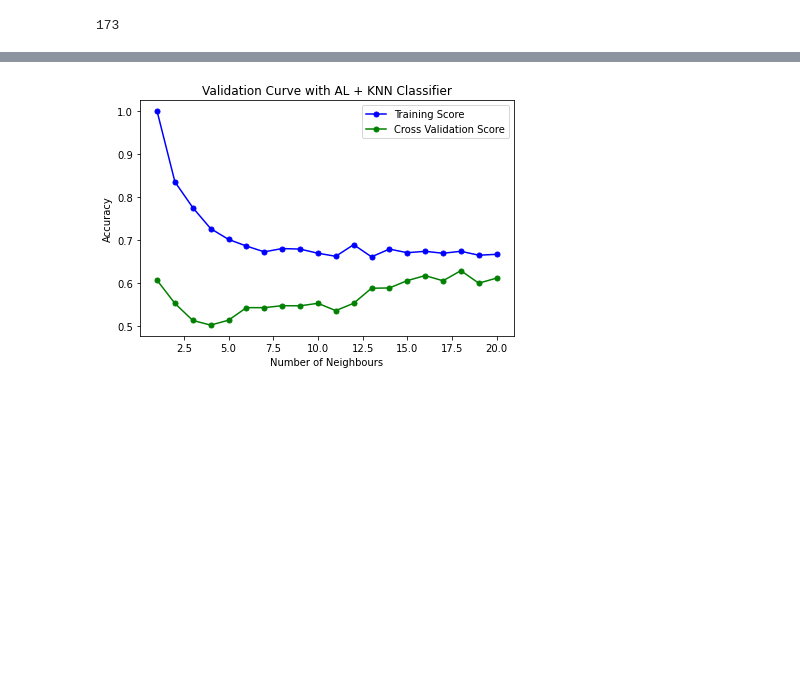
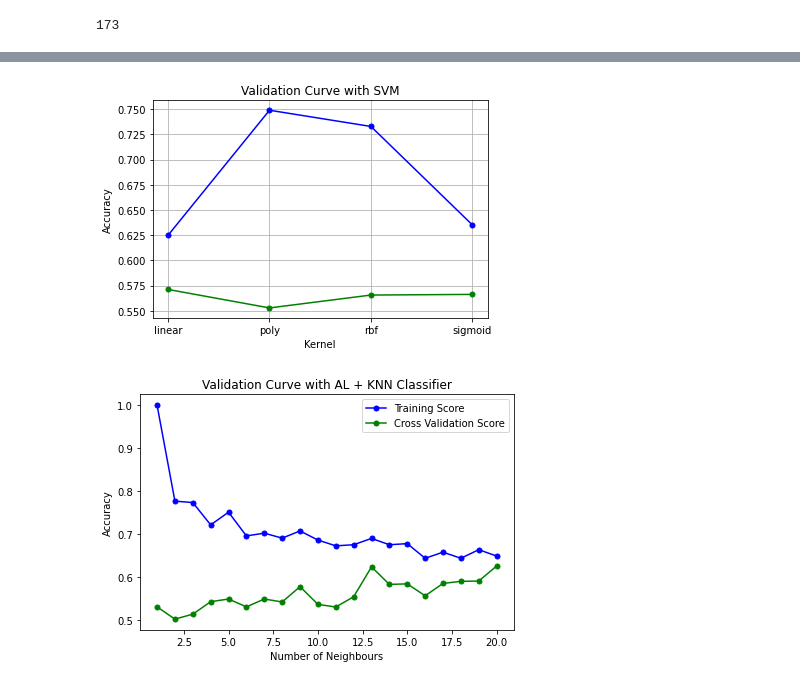
Before and after one commit to ajaybiswas22/Active-Learning, a Jupyter notebook: farmers_protest_ajay_14_april/3_5_AL_Training_Validation.ipynb, the cells around one changed output, grey strips where cells are left out. Saved outputs shown, nothing was run; the diff lists cells and outputs as text; code cells hidden in the pictures; blank space fills up the shorter version.

```diff
--- a/farmers_protest_ajay_14_april/3_5_AL_Training_Validation.ipynb
+++ b/farmers_protest_ajay_14_april/3_5_AL_Training_Validation.ipynb
@@ -251,6 +296,33 @@ plt.show()
+# %%
+param_range = ['linear', 'poly', 'rbf', 'sigmoid']
+train_scores, test_scores = validation_curve(estimator=svm.SVC(),
+                                             X=X_uncertain_exp_u, y=y_uncertain_exp_u,
+                                             cv=10,
+                                             param_name='kernel', param_range=param_range)
+#
+# Find the mean of training and test scores out of 10-fod StratifiedKFold cross validation run as part fo execution of validation curve
+#
+train_mean = np.mean(train_scores, axis=1)
+test_mean = np.mean(test_scores, axis=1)
+
+plt.plot(param_range, train_mean,
+         marker='o', markersize=5,
+         color='blue', label='Training Accuracy')
+plt.plot(param_range, test_mean,
+         marker='o', markersize=5,
+         color='green', label='Validation Accuracy')
+plt.xlabel('Kernel')
+plt.ylabel('Accuracy')
+plt.grid()
+plt.title('Validation Curve with SVM')
+plt.savefig('outputs/figures/' + 'Validation Curve with AL_LR + SVM + N3',
+            dpi=300, bbox_inches='tight')
+plt.show()
+# %% [output]
+[figure, added]
 # %%
 parameter_range = np.arange(1, 21, 1)
-train_score, test_score = validation_curve(KNeighborsClassifier(), X_uncertain_exp_u, y_uncertain_exp_u,
+train_score, test_score = validation_curve(classifiers["KNN"], X_uncertain_exp_u, y_uncertain_exp_u,
                                            param_name="n_neighbors",
                                            param_range=parameter_range,
                                            cv=10, scoring="accuracy")
@@ -279,8 +351,8 @@ plt.ylabel("Accuracy")
 plt.tight_layout()
 plt.legend(loc='best')
 plt.title('Validation Curve with AL + KNN Classifier')
-plt.savefig('outputs/figures/' + 'Validation Curve with AL + KNN Classifier + N3',
+plt.savefig('outputs/figures/' + 'Validation Curve with AL_LR + KNN Classifier + N3',
             dpi=300, bbox_inches='tight')
 plt.show()
 # %% [output]
-[figure, old version]
+[figure, new version]
```
Also changed, not shown: parts of 10 cells of this notebook, 46 other files.
